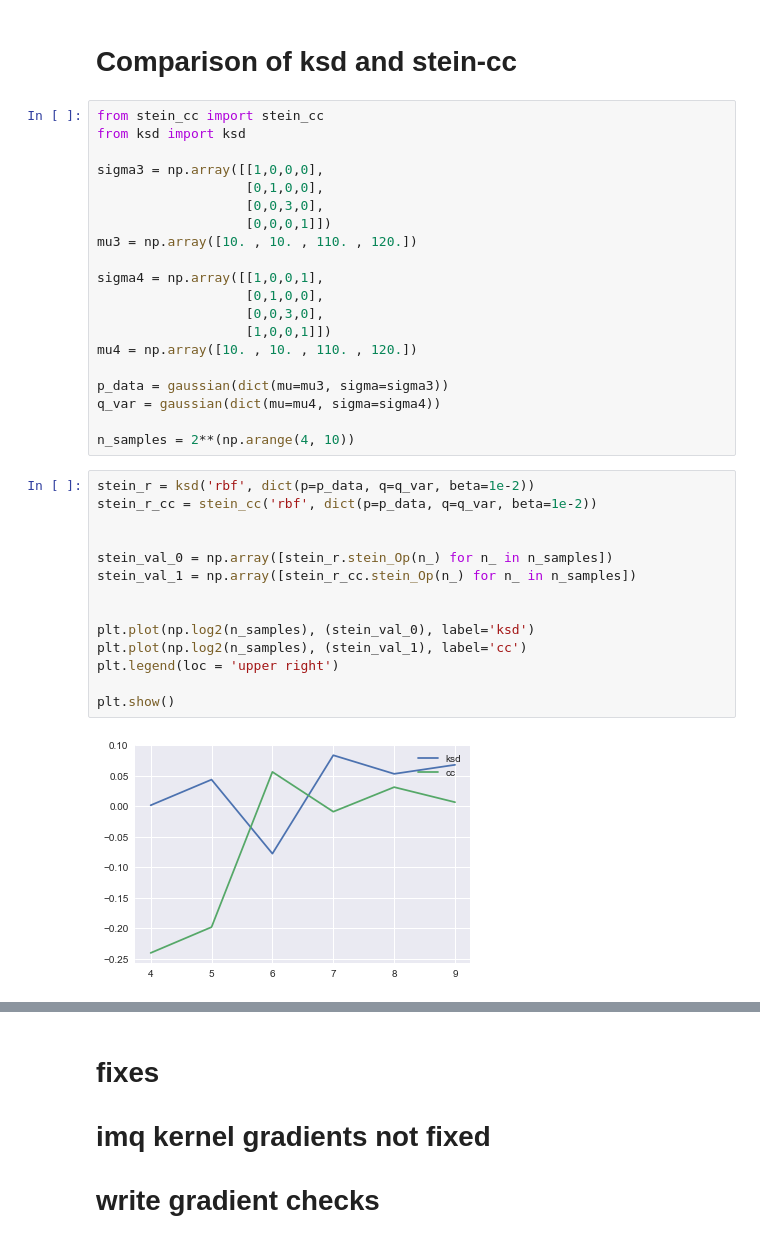
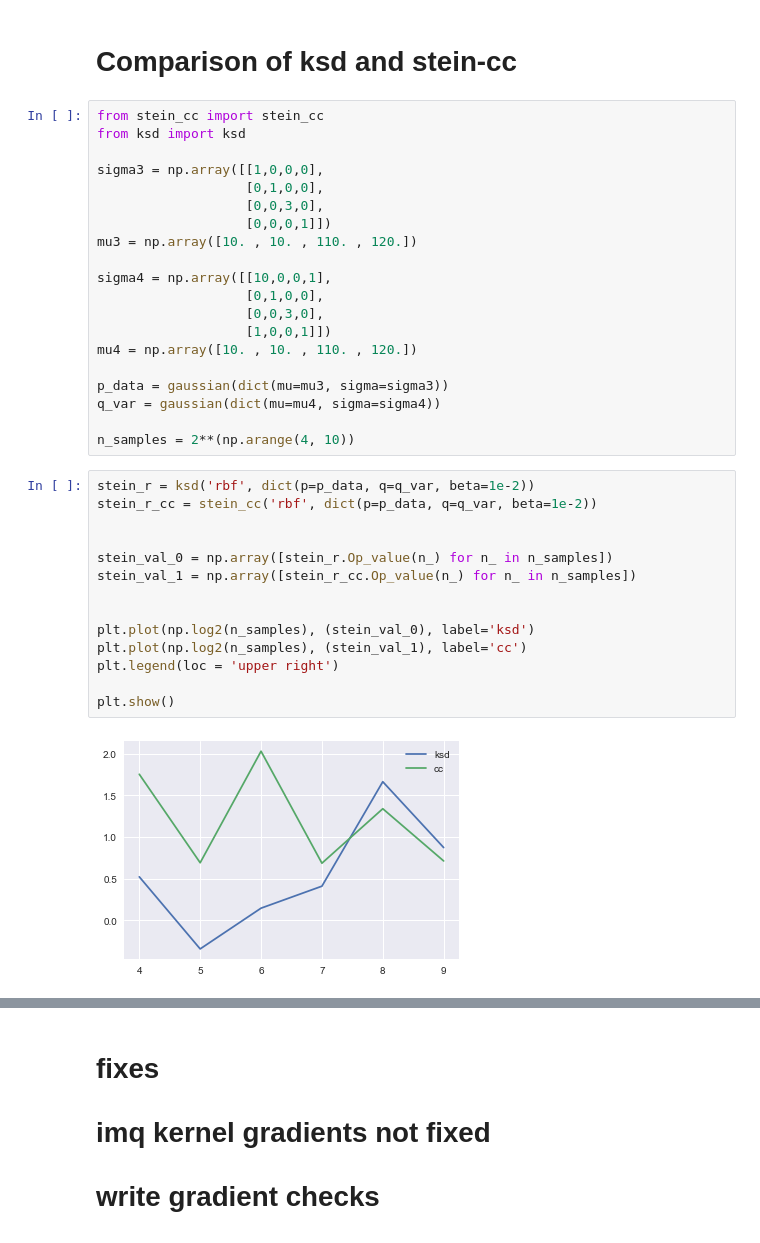
Before and after one commit to singhalrk/stein_ksd, a Jupyter notebook: Stein_Tests.ipynb, the cells around one changed output, grey strips where cells are left out. Cells and saved outputs as stored; diff of their text form.

```diff
--- a/Stein_Tests.ipynb
+++ b/Stein_Tests.ipynb
@@ -198,7 +202,7 @@ sigma3 = np.array([[1,0,0,0],
                    [0,0,0,1]])
 mu3 = np.array([10. , 10. , 110. , 120.])
 
-sigma4 = np.array([[1,0,0,1],
+sigma4 = np.array([[10,0,0,1],
                    [0,1,0,0],
                    [0,0,3,0],
                    [1,0,0,1]])
@@ -211,19 +215,19 @@ n_samples = 2**(np.arange(4, 10))
 # %%
 stein_r = ksd('rbf', dict(p=p_data, q=q_var, beta=1e-2))
 stein_r_cc = stein_cc('rbf', dict(p=p_data, q=q_var, beta=1e-2))
 
 
-stein_val_0 = np.array([stein_r.stein_Op(n_) for n_ in n_samples])
-stein_val_1 = np.array([stein_r_cc.stein_Op(n_) for n_ in n_samples])
+stein_val_0 = np.array([stein_r.Op_value(n_) for n_ in n_samples])
+stein_val_1 = np.array([stein_r_cc.Op_value(n_) for n_ in n_samples])
 
 
 plt.plot(np.log2(n_samples), (stein_val_0), label='ksd')
 plt.plot(np.log2(n_samples), (stein_val_1), label='cc')
 plt.legend(loc = 'upper right')
 
 plt.show()
 # %% [output]
-[figure, old version]
+[figure, new version]
 # %%
 stein_i = ksd('imq', dict(p=p_data, q=q_var, beta=0.5, c=1))
 stein_i_cc = stein_cc('imq', dict(p=p_data, q=q_var, beta=0.5, c=1))
```
Also changed, not shown: parts of 8 cells of this notebook, 1 other file.
